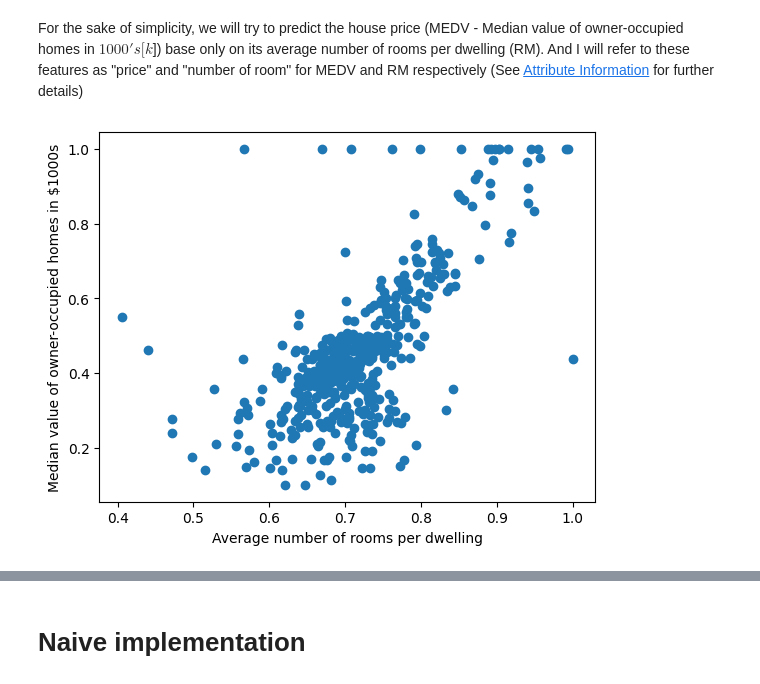
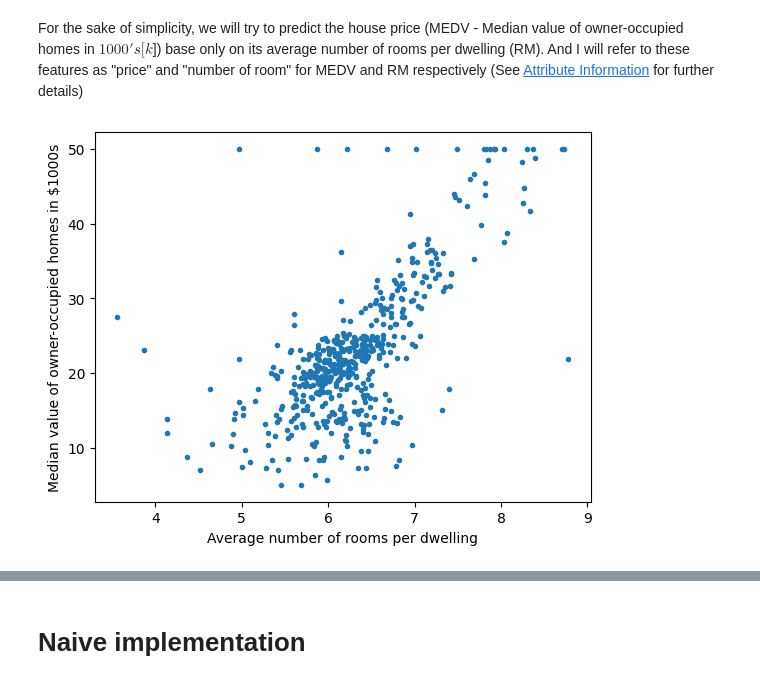
Before and after one commit to sokmontrey/machine-learning, a Jupyter notebook: linear-regression/main.ipynb, the cells around one changed output, grey strips where cells are left out. Cells and saved outputs as stored; diff of their text form; code cells hidden in the pictures.

```diff
--- a/linear-regression/main.ipynb
+++ b/linear-regression/main.ipynb
@@ -26,21 +28,18 @@ df.describe()
 # %% [markdown]
 For the sake of simplicity, we will try to predict the house price (MEDV - Median value of owner-occupied homes in $1000's [k$]) base only on its average number of rooms per dwelling (RM). And I will refer to these features as "price" and "number of room" for MEDV and RM respectively (See [Attribute Information](https://www.kaggle.com/datasets/fedesoriano/the-boston-houseprice-data/data) for further details)
 # %%
+all_num_rooms = df["RM"].values
+all_true_prices = df["MEDV"].values
+
 def plot(inputs, outputs, predictions=None, is_show=True):
     plt.xlabel('Average number of rooms per dwelling')
     plt.ylabel('Median value of owner-occupied homes in $1000s')
-    plt.scatter(inputs, outputs)
+    plt.scatter(inputs, outputs, marker='.')
     if predictions is not None:
         plt.plot(inputs, predictions, color='red')
     if is_show:
         plt.show()
+
+plot(all_num_rooms, all_true_prices)
+# %% [output]
+[figure, added]
-# %%
-rooms = df["RM"].values
-true_prices = df["MEDV"].values
-
-rooms /= rooms.max()
-true_prices /= true_prices.max()
-
-plot(rooms, true_prices)
-# %% [output]
-[figure, removed]
```
Also changed, not shown: parts of 19 cells of this notebook.
